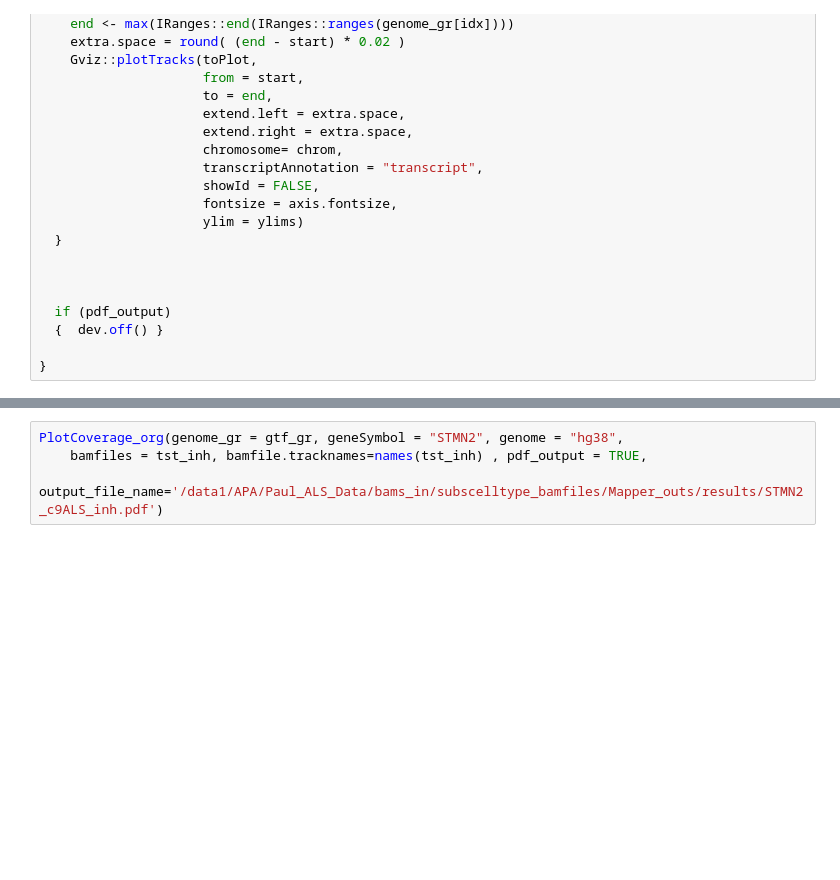
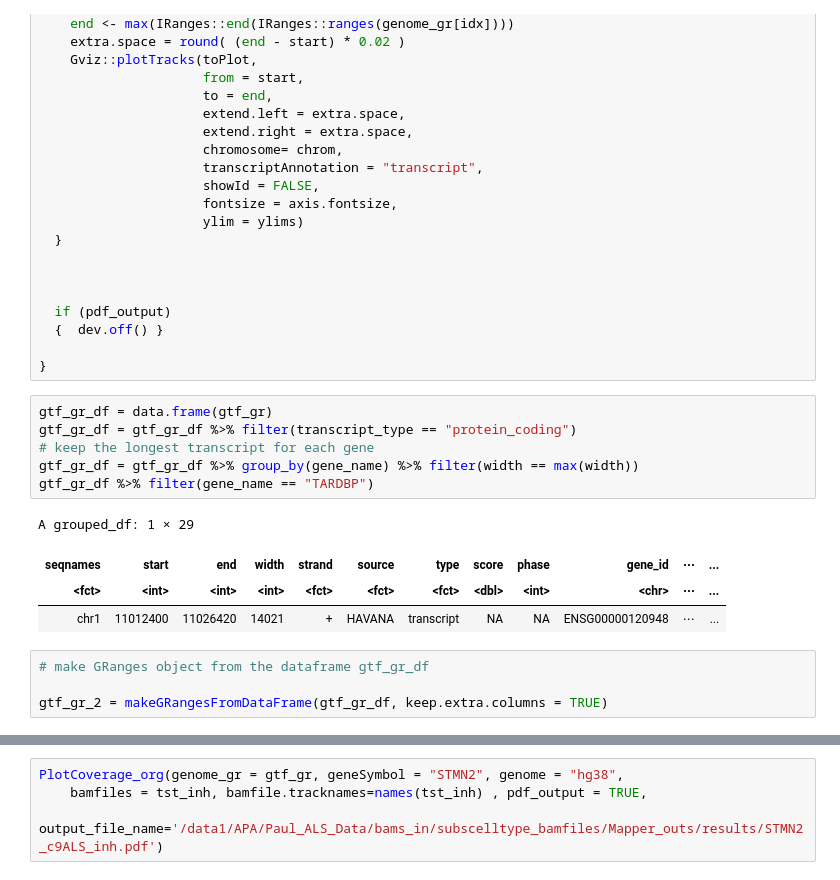
Before and after one commit to AidenSb/APA, a Jupyter notebook: For_DL_model/GVis_for_genes.ipynb, the cells around one changed output, grey strips where cells are left out. Saved outputs shown, nothing was run; the diff lists cells and outputs as text; blank space fills up the shorter version.

```diff
--- a/For_DL_model/GVis_for_genes.ipynb
+++ b/For_DL_model/GVis_for_genes.ipynb
@@ -363,3 +363,18 @@ PlotCoverage_org<-function(genome_gr,
   {  dev.off() }
 
 }
+# %%
+gtf_gr_df = data.frame(gtf_gr)
+gtf_gr_df = gtf_gr_df %>% filter(transcript_type == "protein_coding")
+# keep the longest transcript for each gene
+gtf_gr_df = gtf_gr_df %>% group_by(gene_name) %>% filter(width == max(width))
+gtf_gr_df %>% filter(gene_name == "TARDBP")
+# %% [output]
+A grouped_df: 1 × 29
+| seqnames | start | end | width | strand | source | type | score | phase | gene_id | ⋯ | ... |
+| <fct> | <int> | <int> | <int> | <fct> | <fct> | <fct> | <dbl> | <int> | <chr> | ⋯ | ... |
+| chr1 | 11012400 | 11026420 | 14021 | + | HAVANA | transcript | NA | NA | ENSG00000120948 | ⋯ | ... |
+# %%
+# make GRanges object from the dataframe gtf_gr_df
+
+gtf_gr_2 = makeGRangesFromDataFrame(gtf_gr_df, keep.extra.columns = TRUE)
```
Also changed, not shown: parts of 2 cells of this notebook, 3 other files.
